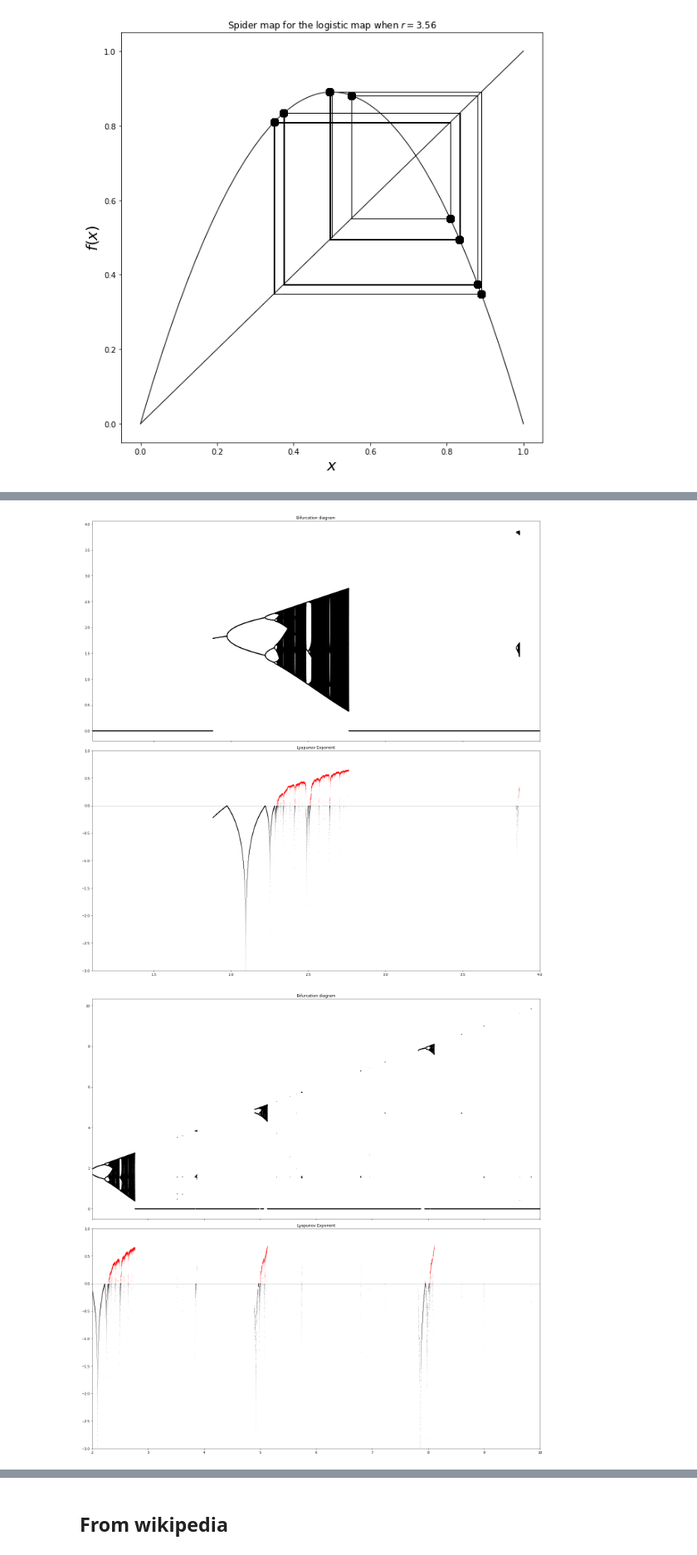
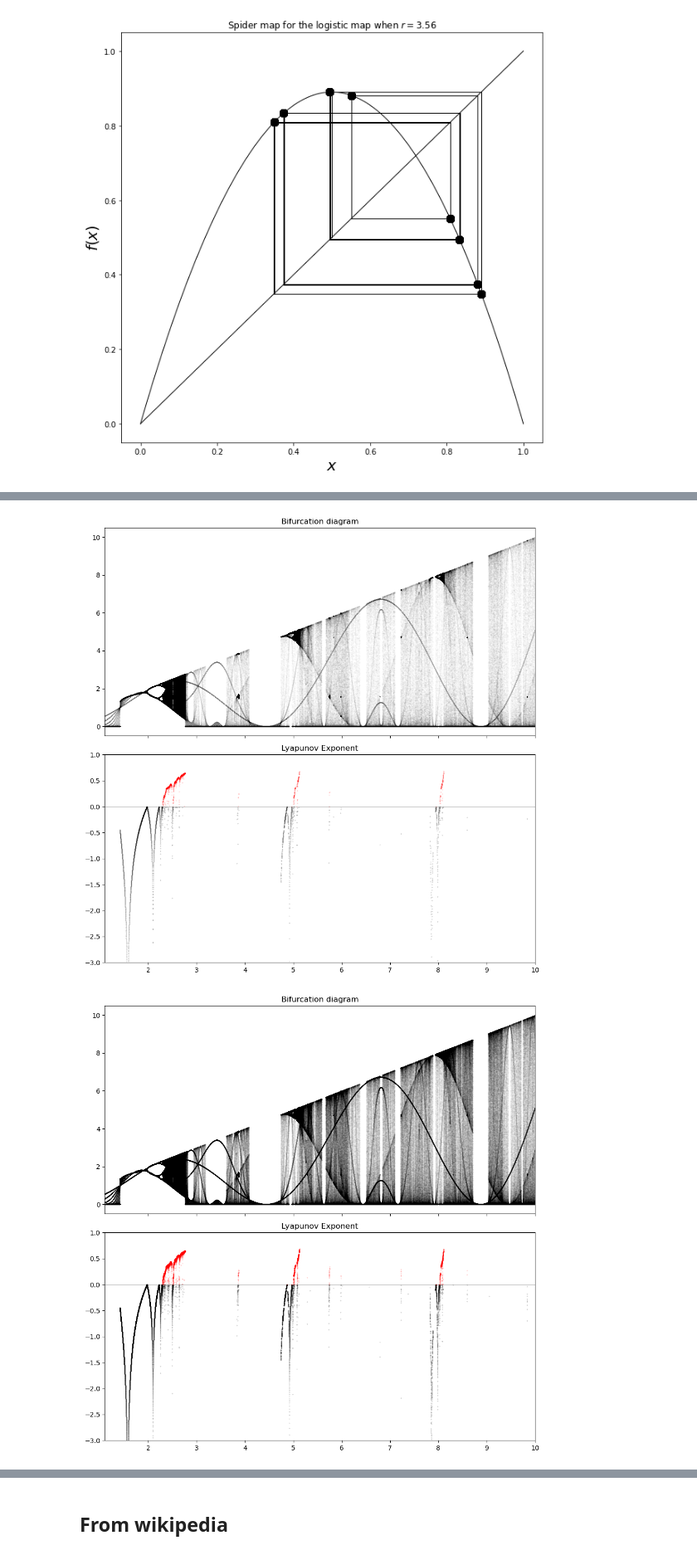
Before and after one commit to ihkim94/Ikeda, a Jupyter notebook: Ikeda_map.ipynb, the cells around one changed output, grey strips where cells are left out. Shown at 83% size. Saved outputs shown, nothing was run; the diff lists cells and outputs as text; code cells hidden in the pictures.

```diff
--- a/Ikeda_map.ipynb
+++ b/Ikeda_map.ipynb
@@ -303,8 +303,8 @@ class spiderweb:
         y = ic
         for i in range(self.n):
             f = self.logistic_model(r, y)
-            plt.plot([y,y],[y,f],'k',lw=1)
-            plt.plot([y,f],[f,f],'k',lw=1)
+            plt.plot([y,y],[y,f],'k',lw=0.5)
+            plt.plot([y,f],[f,f],'k',lw=0.5)
             plt.plot([y],[f],'ok',ms=10,alpha=(i+1)/self.n)
 
             y=f
@@ -378,7 +383,9 @@ class analysis:
 
         for i in range(self.n_step):
             x = self.logistic_model(beta, x)
+            ##
             lyap += np.log(abs(beta - 2*beta*x))
+            ##
             if i >= (self.n_step - n_sol_show):
                 ax1.plot(beta, x, '.k', alpha=.25,ms=0.1)
 
@@ -398,11 +405,13 @@ class analysis:
         x = ic * np.ones(self.n_beta)
         beta = np.linspace(self.beta_min, self.beta_max, self.n_beta)
         lyap = np.zeros(self.n_beta)
-        fig, (ax1, ax2) = plt.subplots(2, 1, figsize=(20, 20),sharex=True)
+        fig, (ax1, ax2) = plt.subplots(2, 1, figsize=(10, 10), dpi=100, sharex=True)
 
         for i in range(self.n_step):
             x = self.ikeda_adiabatic(beta, x)
+            ##
             lyap += np.log(abs(2*beta*np.sin(x)*np.cos(x)))
+            ##
             if i >= (self.n_step - n_sol_show):
                 ax1.plot(beta, x, '.k', alpha=.25,ms=0.1)
 
@@ -424,10 +433,10 @@ model.logistic_plot(1000, 0.6)
 # %%
-model = analysis(1.1, 4, 100000, 10000)
-model.ikeda_adiabatic_plot(1000, 0.6)
+model = analysis(1.1, 10, 20000, 10000)
+model.ikeda_adiabatic_plot(n_sol_show = 9999, ic = 1)
 # %% [output]
-[figure, old version]
+[figure, new version]
 # %%
-model = analysis(2, 10, 100000, 1000)
-model.ikeda_adiabatic_plot(100, 1000)
+model = analysis(1.1, 10, 100000, 5000)
+model.ikeda_adiabatic_plot(n_sol_show = 4999, ic = 1)
 # %% [output]
-[figure, old version]
+[figure, new version]
```
Also changed, not shown: parts of 5 cells of this notebook.
